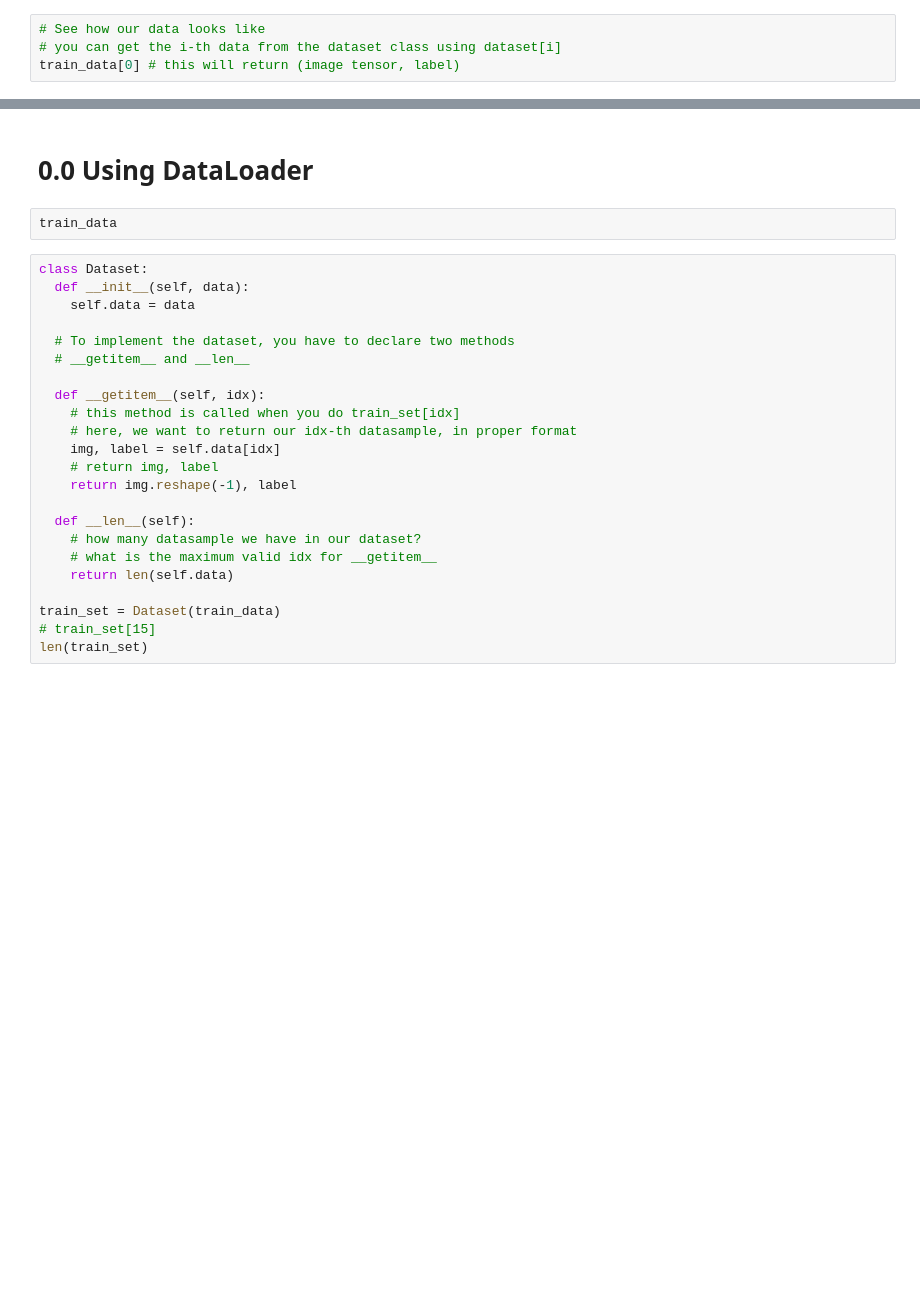
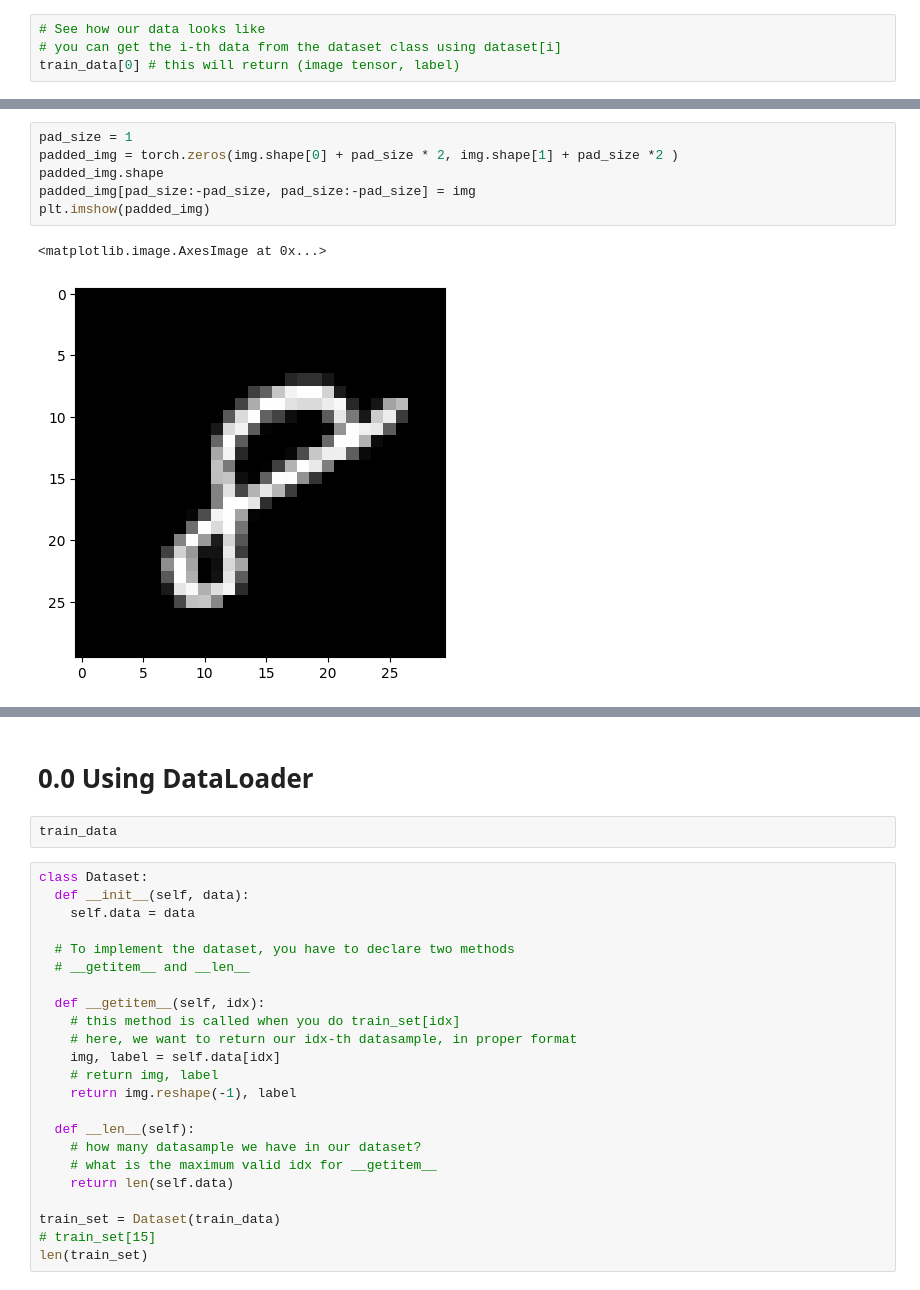
Before and after one commit to jdasam/mas1004, a Jupyter notebook: live_coding/7_cnn.ipynb, the cells around one changed output, grey strips where cells are left out. Cells and saved outputs as stored; diff of their text form; blank space fills up the shorter version.

```diff
--- a/live_coding/7_cnn.ipynb
+++ b/live_coding/7_cnn.ipynb
@@ -42,0 +76,9 @@ len(train_data)
+# %%
+pad_size = 1
+padded_img = torch.zeros(img.shape[0] + pad_size * 2, img.shape[1] + pad_size *2 )
+padded_img.shape
+padded_img[pad_size:-pad_size, pad_size:-pad_size] = img
+plt.imshow(padded_img)
+# %% [output]
+<matplotlib.image.AxesImage at 0x...>
+[figure, added]
```
Also changed, not shown: parts of 7 cells of this notebook.
